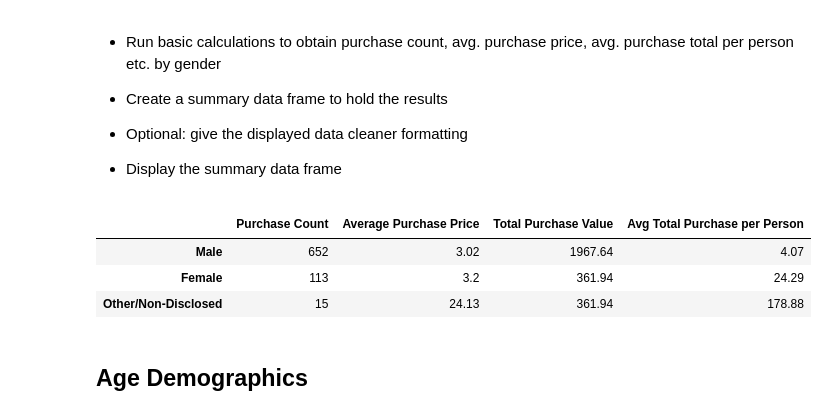
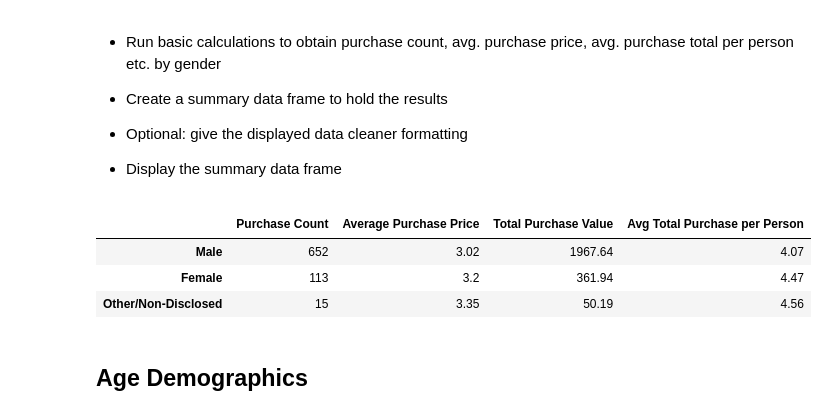
Before and after one commit to dalismo/pandas-challenge, a Jupyter notebook: HeroesOfPymoli/HeroesOfPymoli_starter.ipynb, the cells around one changed output. Cells and saved outputs as stored; diff of their text form; code cells hidden in the pictures.

```diff
--- a/HeroesOfPymoli/HeroesOfPymoli_starter.ipynb
+++ b/HeroesOfPymoli/HeroesOfPymoli_starter.ipynb
@@ -150,49 +150,49 @@ sums = purchase_data.groupby('Gender')['Price'].sum()
 sums_genders_dict = dict(sums)
 
 # Total purchase value for males
 male_psum = sums_genders_dict['Male']
-male_psum = round(male_purchase_sum, 2)
+male_pvsum = round(male_psum, 2)
 
 # Total purchase value for females
 female_psum = sums_genders_dict['Female']
-female_psum = round(female_purchase_sum, 2)
+female_pvsum = round(female_psum, 2)
 
 # Total purchase value for others
 others_psum = sums_genders_dict['Other / Non-Disclosed']
-others_psum = round(female_purchase_sum, 2)
+others_pvsum = round(others_psum, 2)
 
-# Average purchase value per gender
+# # Average purchase value per gender
 
 # Average purchase value for male
-avg_purchase_male = round((male_psum / male_pcount), 2)
+avg_purchase_male = round((male_pvsum / male_pcount), 2)
 
 # Average purchase value for female
-avg_purchase_female = round((female_psum / female_pcount), 2)
+avg_purchase_female = round((female_pvsum / female_pcount), 2)
 
 # Average purchase value for other
-avg_purchase_other = round((others_psum / other_pcount), 2)
+avg_purchase_other = round((others_pvsum / other_pcount), 2)
 
-# Average purchase total per gender
-# Average purchase total for male
-avg_purchase_total_male = round((male_psum / count_male), 2)
+#Average purchase total per gender
+#Average purchase total for male
+avg_purchase_total_male = round((male_pvsum / count_male), 2)
 
 # Average purchase total for female
-avg_purchase_total_female = round((male_psum / count_female), 2)
+avg_purchase_total_female = round((female_pvsum / count_female), 2)
 
 # Average purchase total for other
-avg_purchase_total_other = round((male_psum / other_count), 2)
+avg_purchase_total_other = round((others_pvsum / other_count), 2)
 
 # # list construction
-analysis_list = [(str(male_pcount), str(avg_purchase_male), str(male_psum), str(avg_purchase_total_male)),
-                                 (str(female_pcount), str(avg_purchase_female), str(female_psum), str(avg_purchase_total_female)), (str(other_pcount), str(avg_purchase_other), str(others_psum), str(avg_purchase_total_other))]
+analysis_list = [(str(male_pcount), str(avg_purchase_male), str(male_pvsum), str(avg_purchase_total_male)),
+                                 (str(female_pcount), str(avg_purchase_female), str(female_pvsum), str(avg_purchase_total_female)), (str(other_pcount), str(avg_purchase_other), str(others_pvsum), str(avg_purchase_total_other))]
 
 analysis_gender = pd.DataFrame(analysis_list, columns = ['Purchase Count', 'Average Purchase Price','Total Purchase Value', 'Avg Total Purchase per Person',], index=['Male', 'Female', 'Other/Non-Disclosed'])
 analysis_gender
 # %% [output]
 |  | Purchase Count | Average Purchase Price | Total Purchase Value | Avg Total Purchase per Person |
 | Male | 652 | 3.02 | 1967.64 | 4.07 |
-| Female | 113 | 3.2 | 361.94 | 24.29 |
-| Other/Non-Disclosed | 15 | 24.13 | 361.94 | 178.88 |
+| Female | 113 | 3.2 | 361.94 | 4.47 |
+| Other/Non-Disclosed | 15 | 3.35 | 50.19 | 4.56 |
 # %% [markdown]
 ## Age Demographics
 # %% [markdown]
```
Also changed, not shown: parts of 1 cell of this notebook.
